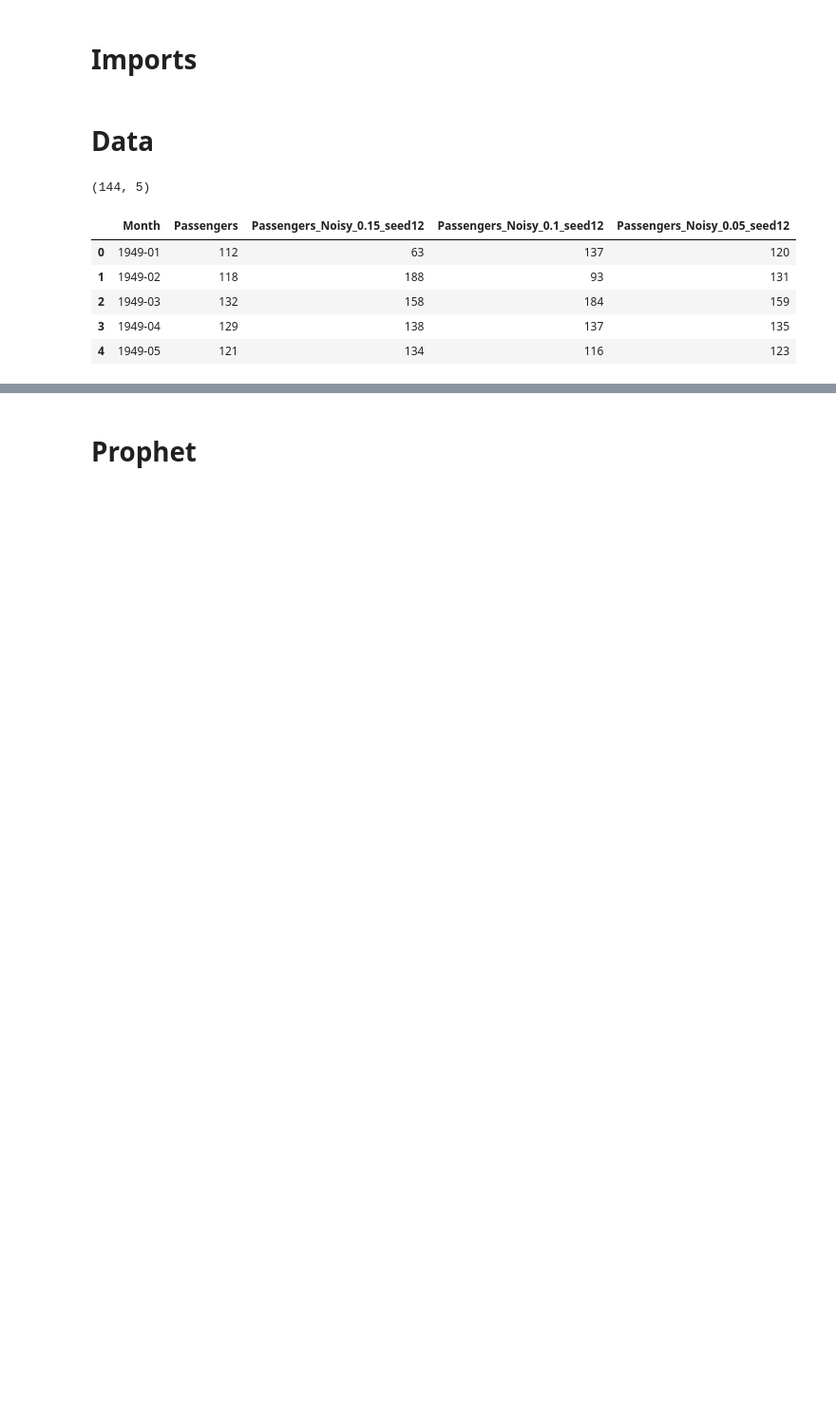
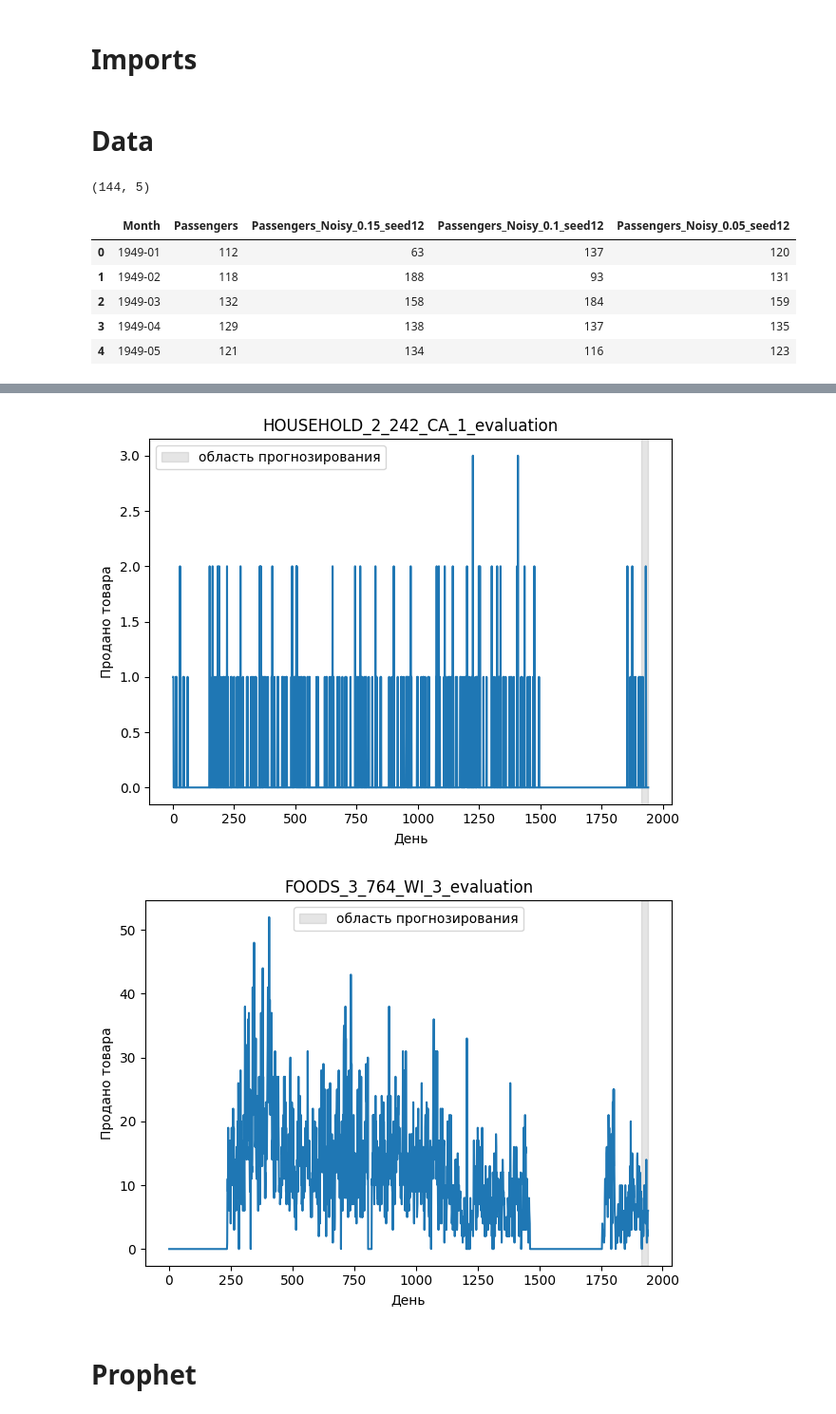
Before and after one commit to senyasenior/Ensembles_of_Quantile_forecasts, a Jupyter notebook: notebooks/nb.ipynb, the cells around one changed output, grey strips where cells are left out. Shown at 95% size. Drawn from its saved outputs; the diff is of its cells as text; code cells hidden in the pictures; blank space fills up the shorter version.

```diff
--- a/notebooks/nb.ipynb
+++ b/notebooks/nb.ipynb
@@ -103,2 +120,26 @@ display(passengers_df.head())
+# %%
+m5_data = pd.read_csv("D:\quantile_regression\m5-forecasting-uncertainty\data\sales_train_evaluation.csv")
+y = m5_data[m5_data["id"] == "HOUSEHOLD_2_242_CA_1_evaluation"].filter(like='d_').values
+
+def plot_m5_data(list_of_series_id: list) -> dict:
+    for series_id in list_of_series_id:
+        series_data = m5_data[m5_data["id"] == series_id].filter(like='d_').values.flatten()
+        plt.plot(np.arange(1, len(series_data)+1), series_data)
+        plt.title(series_id)
+        plt.xlabel('День')
+        plt.ylabel('Продано товара')
+        plt.axvspan(len(series_data) - 28, len(series_data), color='#808080', alpha=0.2, label='область прогнозирования')
+        plt.legend()
+        plt.tight_layout()
+        plt.show()
+
+list_of_series_id = [
+    "HOUSEHOLD_2_242_CA_1_evaluation",
+    "FOODS_3_764_WI_3_evaluation"
+]
+plot_m5_data(list_of_series_id)
+# %% [output]
+[figure, added]
+[figure, added]
 # %% [markdown]
 # Prophet
```
Also changed, not shown: parts of 15 cells of this notebook.
